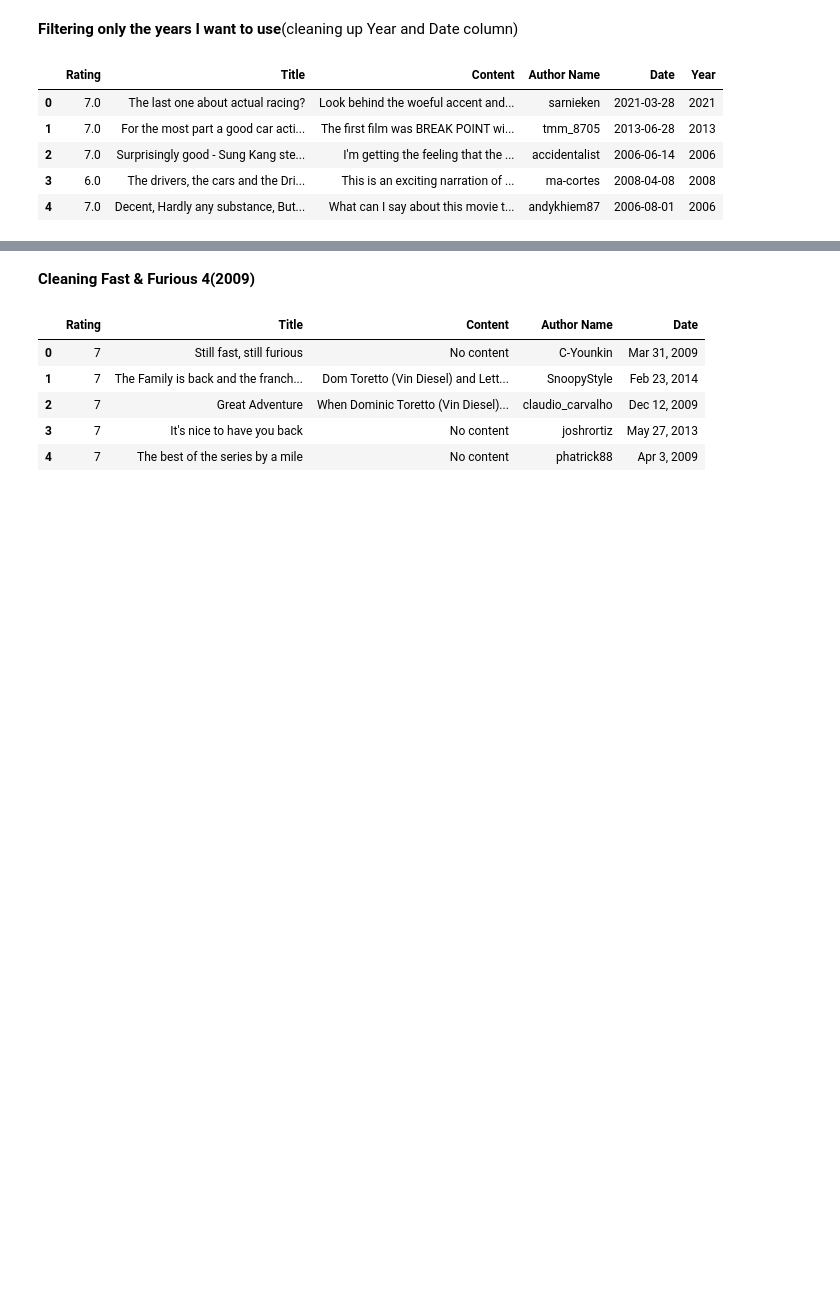
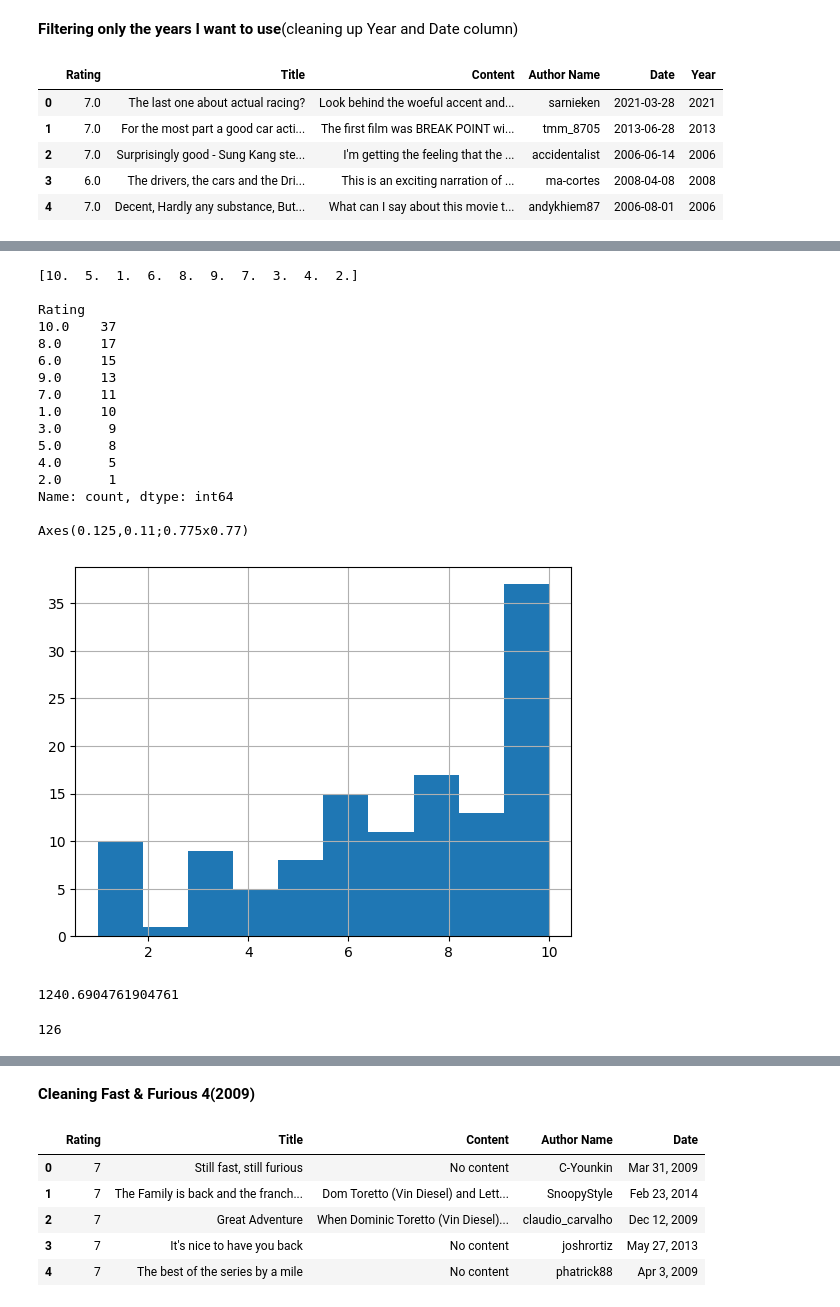
Before and after one commit to pwy7fv/DS-4002-Group-Projects, a Jupyter notebook: Scripts/FF3_+_FF4_clean.ipynb, the cells around one changed output, grey strips where cells are left out. Saved outputs shown, nothing was run; the diff lists cells and outputs as text; code cells hidden in the pictures; blank space fills up the shorter version.

```diff
--- a/Scripts/FF3_+_FF4_clean.ipynb
+++ b/Scripts/FF3_+_FF4_clean.ipynb
@@ -464,0 +502,33 @@ print(count_decade_later)
+# %%
+var = 'Rating'  # Categorical variable example
+print(df3_clean_2006[var].unique(),'\n') #seeing how many types of each rating
+print(df3_clean_2006[var].value_counts(), '\n') # counting
+print(df3_clean_2006[var].hist(), '\n') # making historgram of info
+# %% [output]
+[10.  5.  1.  6.  8.  9.  7.  3.  4.  2.]
+
+Rating
+10.0    37
+8.0     17
+6.0     15
+9.0     13
+7.0     11
+1.0     10
+3.0      9
+5.0      8
+4.0      5
+2.0      1
+Name: count, dtype: int64
+
+Axes(0.125,0.11;0.775x0.77)
+[figure, added]
+# %%
+# Calculate the average review length of a movie review
+print(df3_clean_2006['Content'].apply(len).mean())
+# %% [output]
+1240.6904761904761
+# %%
+# Find the number of unique reviewers
+print(df3_clean_2006['Author Name'].nunique())
+# %% [output]
+126
```
Also changed, not shown: parts of 57 cells of this notebook.
